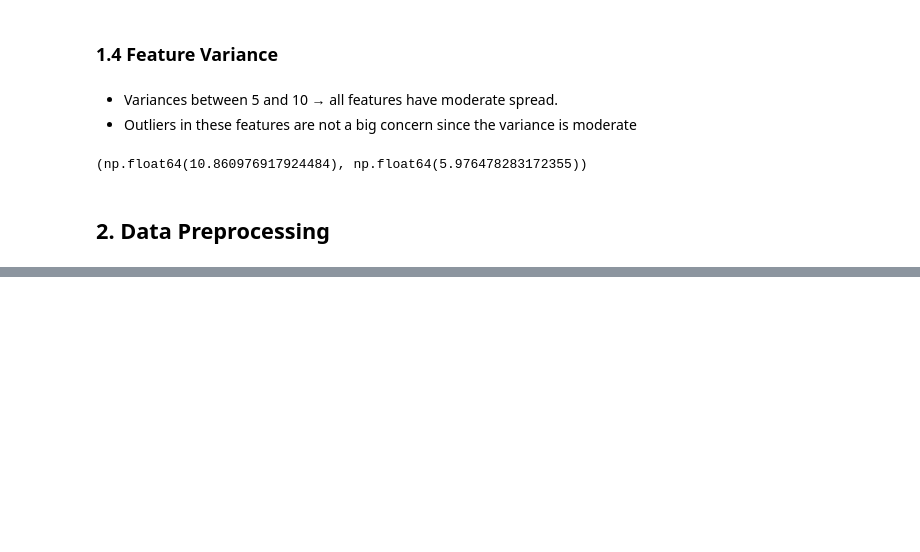
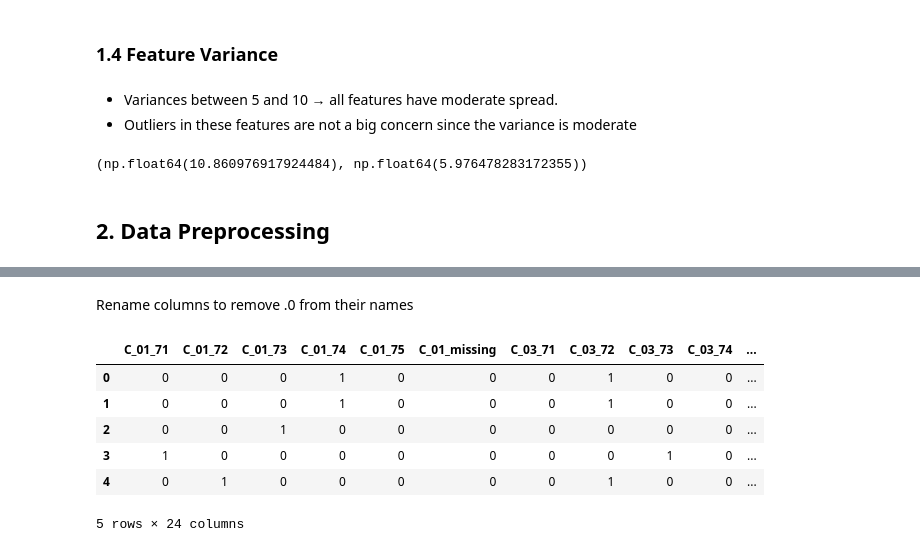
Before and after one commit to mariatmvendas/Case1_CompData, a Jupyter notebook: maria.ipynb, the cells around one changed output, grey strips where cells are left out. Cells and saved outputs as stored; diff of their text form; code cells hidden in the pictures; blank space fills up the shorter version.

Commit message:
data preprocessing

```diff
--- a/maria.ipynb
+++ b/maria.ipynb
@@ -276,0 +279,15 @@ feature_variance.max(), feature_variance.min()
+# %%
+# download orginal dataset
+df=pd.read_csv("case1Data.csv")
+
+# create vector for target variable (y)
+y_class=df["y"]
+
+# create dataframe for features, numerical and categorical (x)
+data=df.drop("y",axis=1)
+
+# only categorical features
+categorical_data=data[["C_01", "C_02", "C_03", "C_04", "C_05"]]
+
+# only numeric features
+numerical_data=data.drop(columns=categorical_data.columns)
@@ -276,0 +314,2 @@ feature_variance.max(), feature_variance.min()
+# %%
+categorical_data.drop(columns="C_02", inplace=True)
@@ -276,0 +318,3 @@ feature_variance.max(), feature_variance.min()
+# %%
+categorical_data = categorical_data.fillna("missing")
+print(categorical_data.isna().sum())
@@ -276,0 +329,4 @@ feature_variance.max(), feature_variance.min()
+# %%
+categorical_data = pd.get_dummies(categorical_data)
+categorical_data = categorical_data.astype(int)
+categorical_data.head()
@@ -276,0 +341,13 @@ feature_variance.max(), feature_variance.min()
+# %% [markdown]
+Rename columns to remove .0 from their names
+# %%
+categorical_data.columns = categorical_data.columns.str.replace(".0", "", regex=False)
+categorical_data.head()
+# %% [output]
+|  | C_01_71 | C_01_72 | C_01_73 | C_01_74 | C_01_75 | C_01_missing | C_03_71 | C_03_72 | C_03_73 | C_03_74 | ... |
+| 0 | 0 | 0 | 0 | 1 | 0 | 0 | 0 | 1 | 0 | 0 | ... |
+| 1 | 0 | 0 | 0 | 1 | 0 | 0 | 0 | 1 | 0 | 0 | ... |
+| 2 | 0 | 0 | 1 | 0 | 0 | 0 | 0 | 0 | 0 | 0 | ... |
+| 3 | 1 | 0 | 0 | 0 | 0 | 0 | 0 | 0 | 1 | 0 | ... |
+| 4 | 0 | 1 | 0 | 0 | 0 | 0 | 0 | 1 | 0 | 0 | ... |
+5 rows × 24 columns
```
Also changed, not shown: parts of 8 cells of this notebook.
